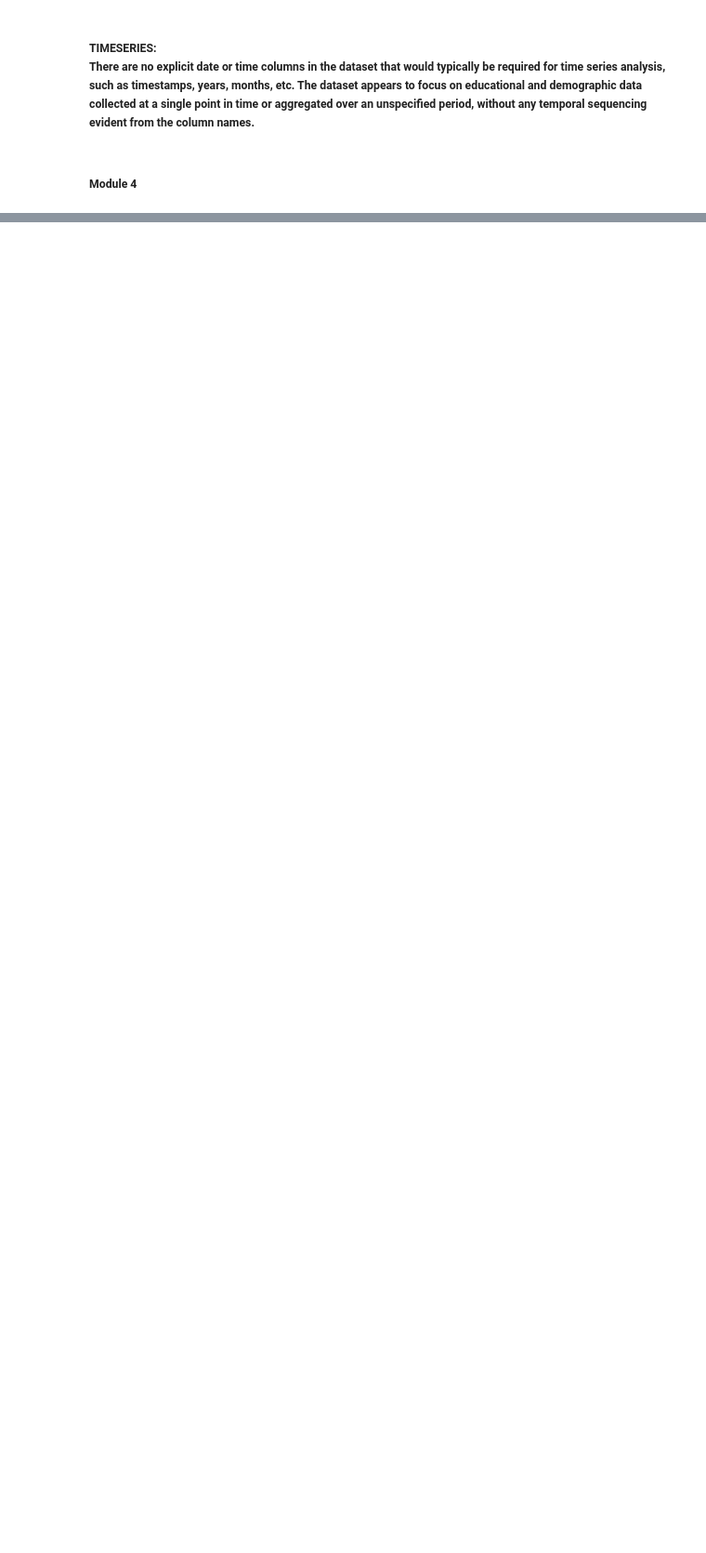
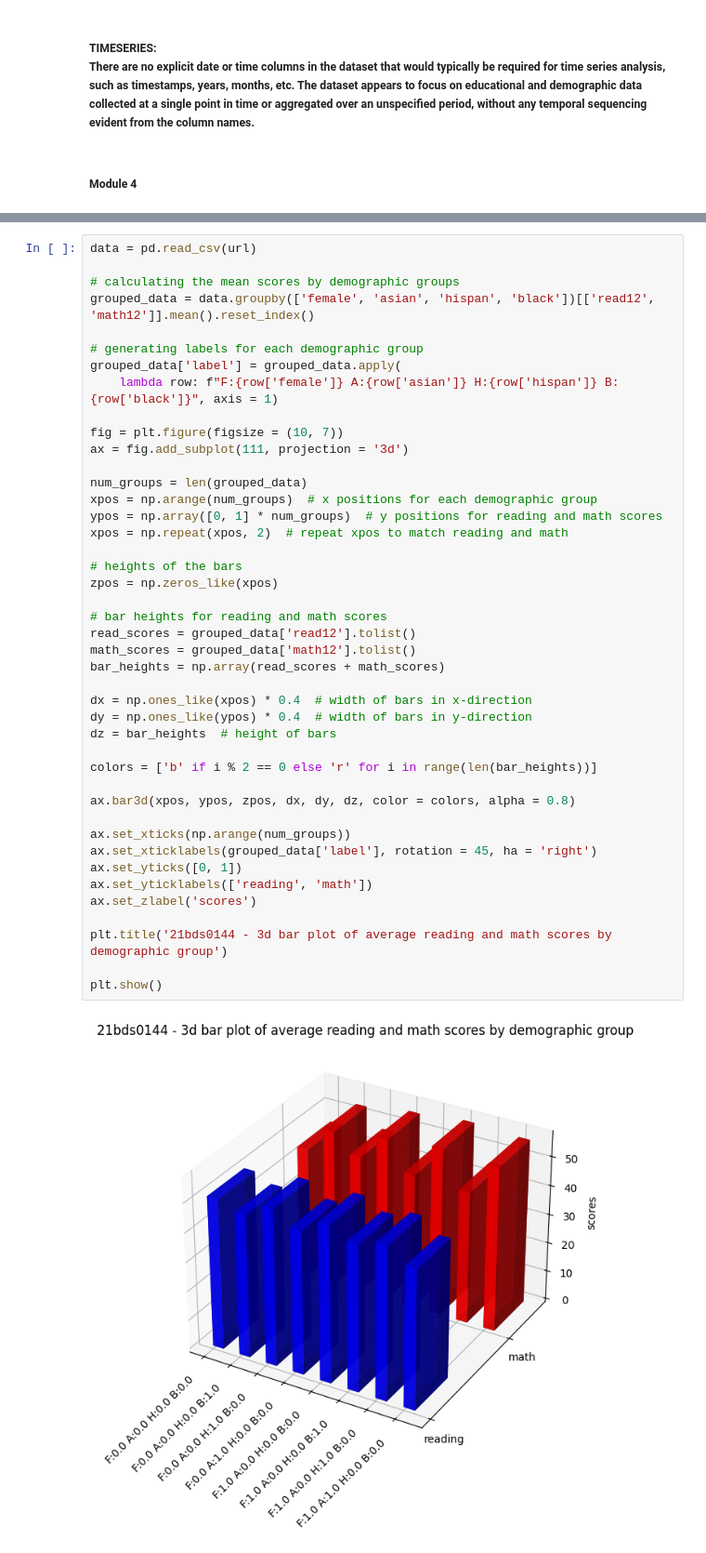
Before and after one commit to shrijeet-maiti-burner/EDA, a Jupyter notebook: 21BDS0144.ipynb, the cells around one changed output, grey strips where cells are left out. Shown at 93% size. Cells and saved outputs as stored; diff of their text form; blank space fills up the shorter version.

```diff
--- a/21BDS0144.ipynb
+++ b/21BDS0144.ipynb
@@ -601,0 +918,45 @@ plt.show()
+# %%
+data = pd.read_csv(url)
+
+# calculating the mean scores by demographic groups
+grouped_data = data.groupby(['female', 'asian', 'hispan', 'black'])[['read12', 'math12']].mean().reset_index()
+
+# generating labels for each demographic group
+grouped_data['label'] = grouped_data.apply(
+    lambda row: f"F:{row['female']} A:{row['asian']} H:{row['hispan']} B:{row['black']}", axis = 1)
+
+fig = plt.figure(figsize = (10, 7))
+ax = fig.add_subplot(111, projection = '3d')
+
+num_groups = len(grouped_data)
+xpos = np.arange(num_groups)  # x positions for each demographic group
+ypos = np.array([0, 1] * num_groups)  # y positions for reading and math scores
+xpos = np.repeat(xpos, 2)  # repeat xpos to match reading and math
+
+# heights of the bars
+zpos = np.zeros_like(xpos)
+
+# bar heights for reading and math scores
+read_scores = grouped_data['read12'].tolist()
+math_scores = grouped_data['math12'].tolist()
+bar_heights = np.array(read_scores + math_scores)
+
+dx = np.ones_like(xpos) * 0.4  # width of bars in x-direction
+dy = np.ones_like(ypos) * 0.4  # width of bars in y-direction
+dz = bar_heights  # height of bars
+
+colors = ['b' if i % 2 == 0 else 'r' for i in range(len(bar_heights))]
+
+ax.bar3d(xpos, ypos, zpos, dx, dy, dz, color = colors, alpha = 0.8)
+
+ax.set_xticks(np.arange(num_groups))
+ax.set_xticklabels(grouped_data['label'], rotation = 45, ha = 'right')
+ax.set_yticks([0, 1])
+ax.set_yticklabels(['reading', 'math'])
+ax.set_zlabel('scores')
+
+plt.title('21bds0144 - 3d bar plot of average reading and math scores by demographic group')
+
+plt.show()
+# %% [output]
+[figure, added]
```
Also changed, not shown: parts of 25 cells of this notebook, 1 other file.
